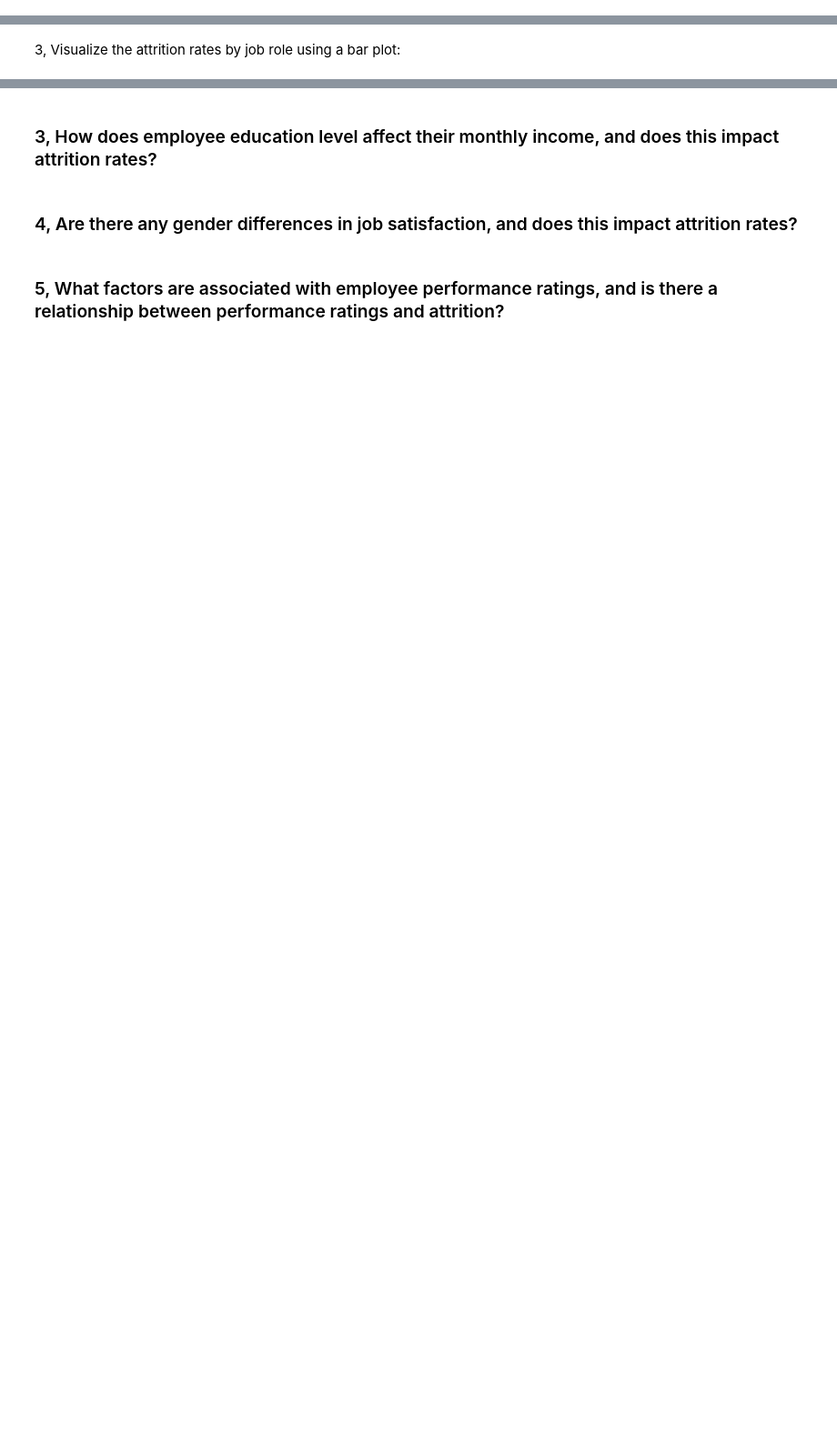
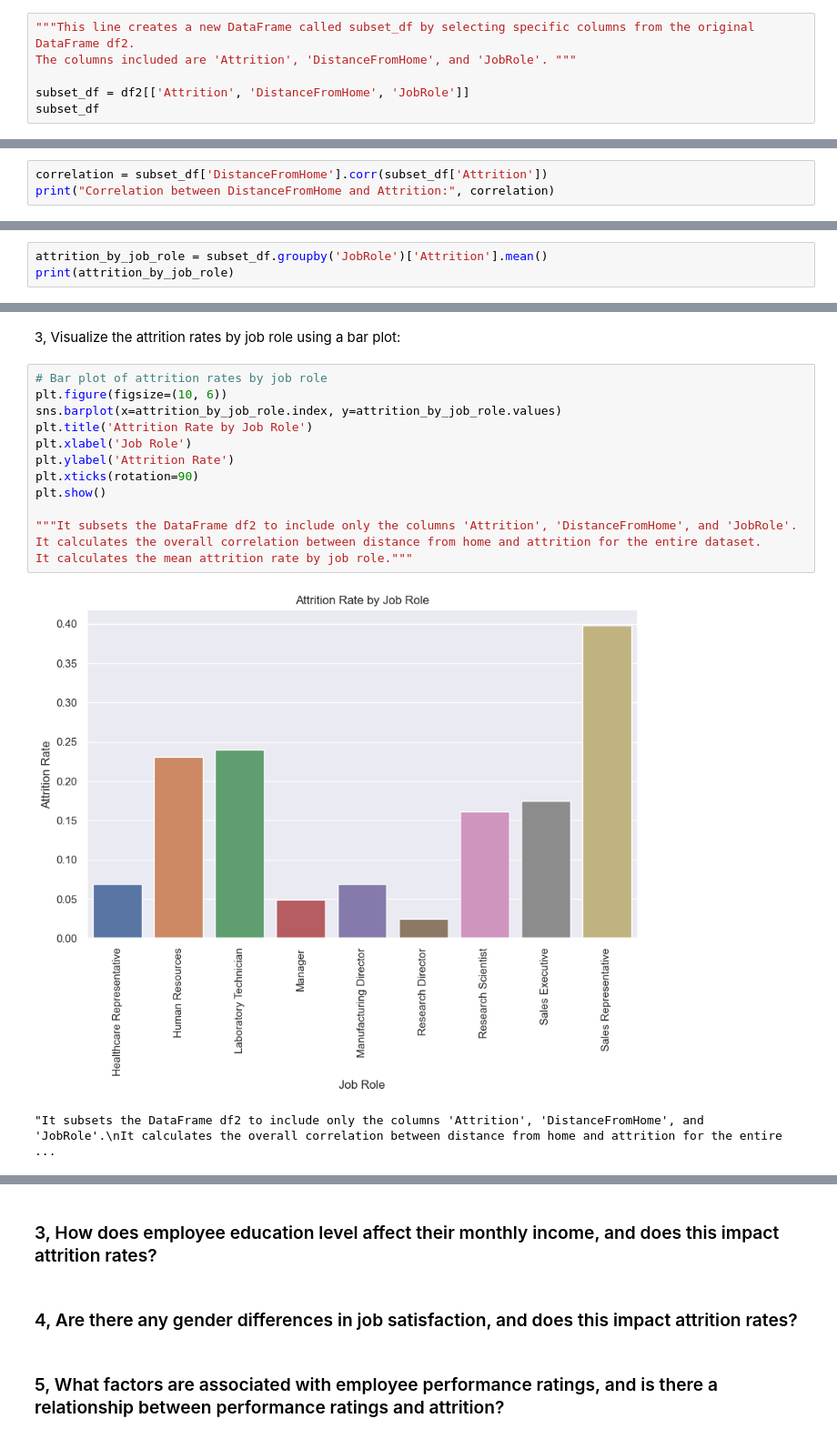
Before and after one commit to KursaDSc/IBM-HR-Analytics-Employee-Attrition, a Jupyter notebook: Updated_main.ipynb, the cells around one changed output, grey strips where cells are left out. Shown: that part at 91% size. Saved outputs shown, nothing was run; the diff lists cells and outputs as text; blank space fills up the shorter version.

```diff
--- a/Updated_main.ipynb
+++ b/Updated_main.ipynb
@@ -270,0 +269,6 @@ Left the Company: 237
+# %%
+"""This line creates a new DataFrame called subset_df by selecting specific columns from the original DataFrame df2.
+The columns included are 'Attrition', 'DistanceFromHome', and 'JobRole'. """
+
+subset_df = df2[['Attrition', 'DistanceFromHome', 'JobRole']]
+subset_df
@@ -271,2 +289,5 @@ Left the Company: 237
 # %% [markdown]
 2, Perform a correlation test between 'DistanceFromHome' and 'Attrition'
+# %%
+correlation = subset_df['DistanceFromHome'].corr(subset_df['Attrition'])
+print("Correlation between DistanceFromHome and Attrition:", correlation)
@@ -273,3 +296,6 @@ Left the Company: 237
 # %% [markdown]
 1.2 , print the correlation coefficient between the two variables.
     Compare attrition rates across different job roles:
+# %%
+attrition_by_job_role = subset_df.groupby('JobRole')['Attrition'].mean()
+print(attrition_by_job_role)
@@ -276,2 +314,18 @@ Left the Company: 237
 # %% [markdown]
 3, Visualize the attrition rates by job role using a bar plot:
+# %%
+# Bar plot of attrition rates by job role
+plt.figure(figsize=(10, 6))
+sns.barplot(x=attrition_by_job_role.index, y=attrition_by_job_role.values)
+plt.title('Attrition Rate by Job Role')
+plt.xlabel('Job Role')
+plt.ylabel('Attrition Rate')
+plt.xticks(rotation=90)
+plt.show()
+
+"""It subsets the DataFrame df2 to include only the columns 'Attrition', 'DistanceFromHome', and 'JobRole'.
+It calculates the overall correlation between distance from home and attrition for the entire dataset.
+It calculates the mean attrition rate by job role."""
+# %% [output]
+[figure, added]
+"It subsets the DataFrame df2 to include only the columns 'Attrition', 'DistanceFromHome', and 'JobRole'.\nIt calculates the overall correlation between distance from home and attrition for the entire ...
```
Also changed, not shown: parts of 6 cells of this notebook.
